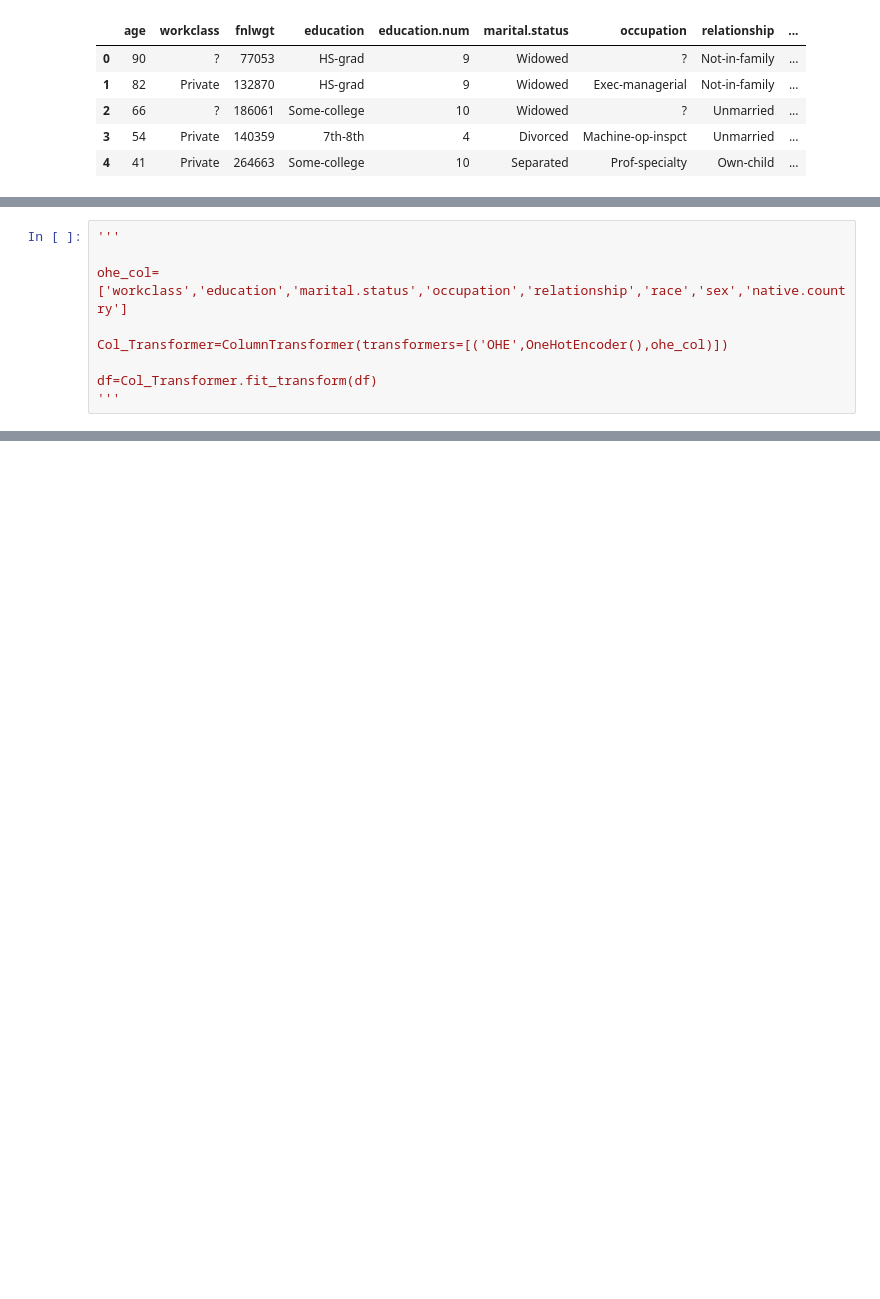
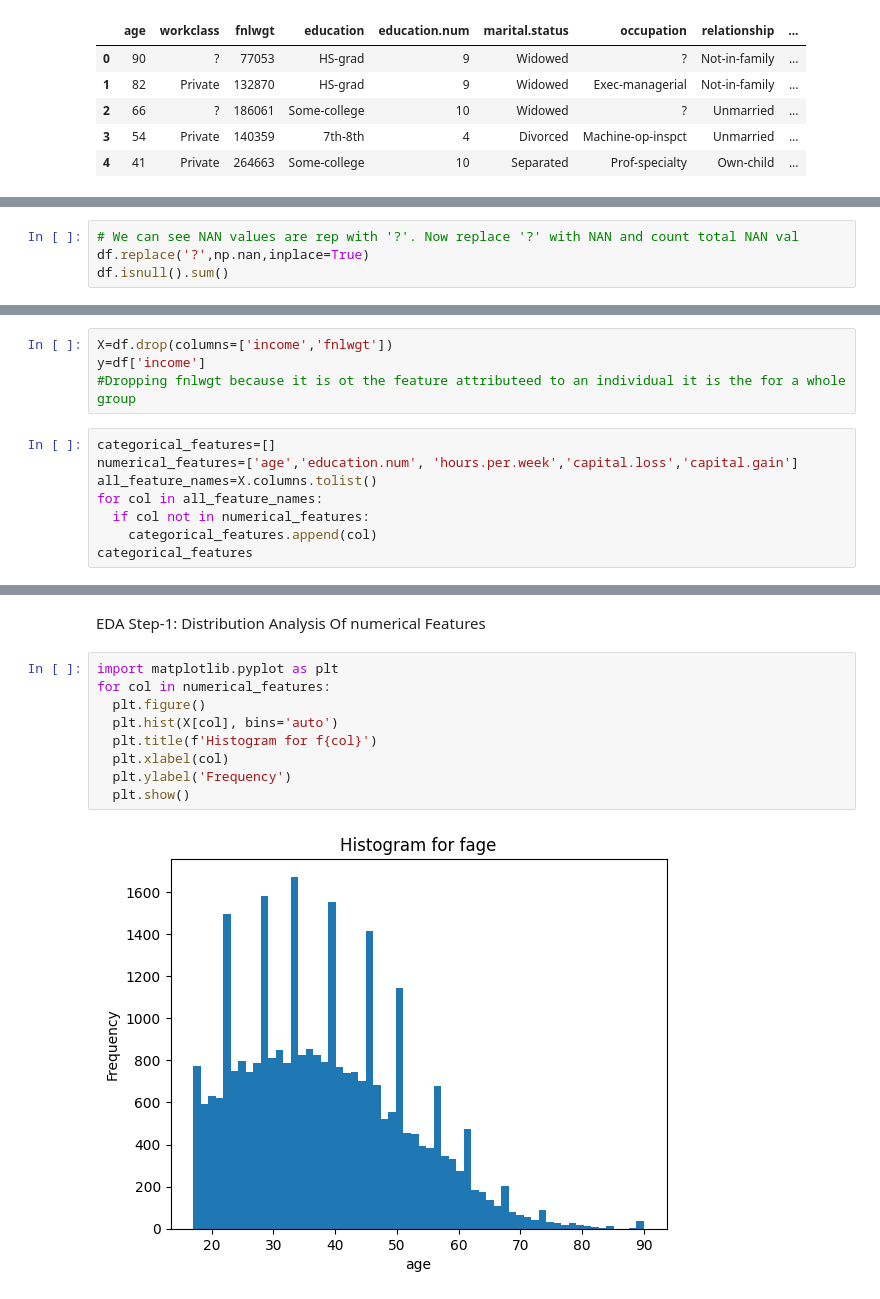
Before and after one commit to ris2002/Adult-Census-Income-MLE-NN, a Jupyter notebook: Adult_Census_Income.ipynb, the cells around one changed output, grey strips where cells are left out. Cells and saved outputs as stored; diff of their text form; blank space fills up the shorter version.

```diff
--- a/Adult_Census_Income.ipynb
+++ b/Adult_Census_Income.ipynb
@@ -343,9 +48,0 @@ array([0, 1, 0, ..., 1, 1, 1])
-# %%
-'''
-
-ohe_col=['workclass','education','marital.status','occupation','relationship','race','sex','native.country']
-
-Col_Transformer=ColumnTransformer(transformers=[('OHE',OneHotEncoder(),ohe_col)])
-
-df=Col_Transformer.fit_transform(df)
-'''
@@ -353,0 +49,4 @@ df=Col_Transformer.fit_transform(df)
+# %%
+# We can see NAN values are rep with '?'. Now replace '?' with NAN and count total NAN val
+df.replace('?',np.nan,inplace=True)
+df.isnull().sum()
@@ -353,0 +93,12 @@ df=Col_Transformer.fit_transform(df)
+# %%
+X=df.drop(columns=['income','fnlwgt'])
+y=df['income']
+#Dropping fnlwgt because it is ot the feature attributeed to an individual it is the for a whole group
+# %%
+categorical_features=[]
+numerical_features=['age','education.num', 'hours.per.week','capital.loss','capital.gain']
+all_feature_names=X.columns.tolist()
+for col in all_feature_names:
+  if col not in numerical_features:
+    categorical_features.append(col)
+categorical_features
@@ -353,0 +126,13 @@ df=Col_Transformer.fit_transform(df)
+# %% [markdown]
+EDA Step-1: Distribution Analysis Of numerical Features
+# %%
+import matplotlib.pyplot as plt
+for col in numerical_features:
+  plt.figure()
+  plt.hist(X[col], bins='auto')
+  plt.title(f'Histogram for f{col}')
+  plt.xlabel(col)
+  plt.ylabel('Frequency')
+  plt.show()
+# %% [output]
+[figure, added]
```
Also changed, not shown: parts of 71 cells of this notebook.
